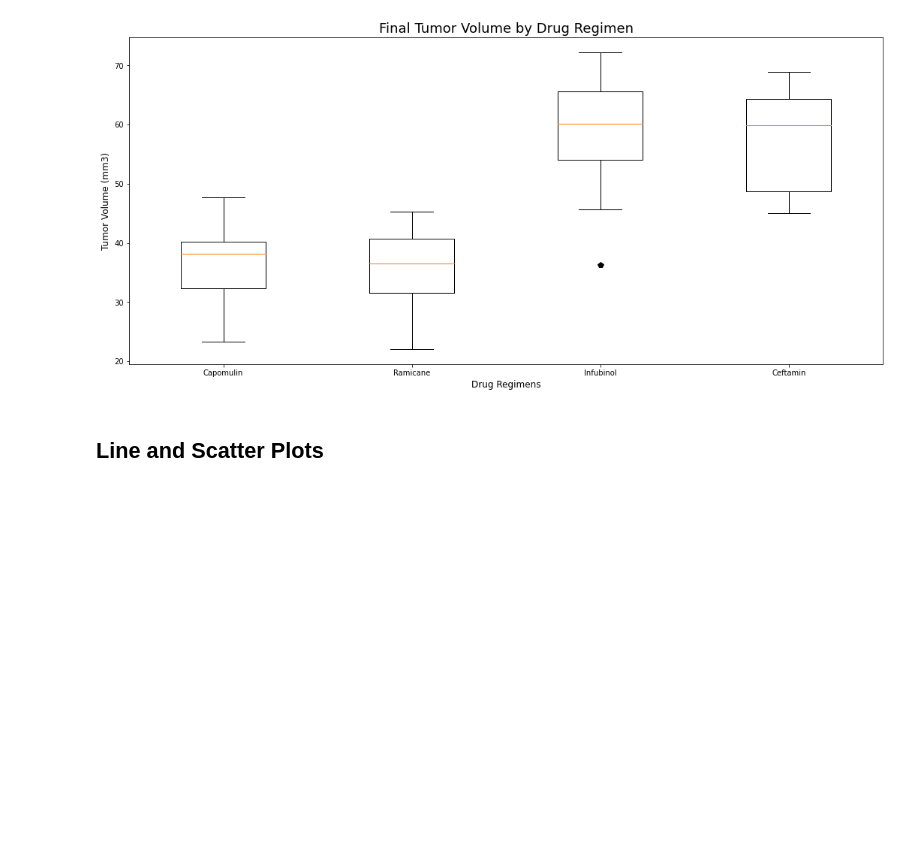
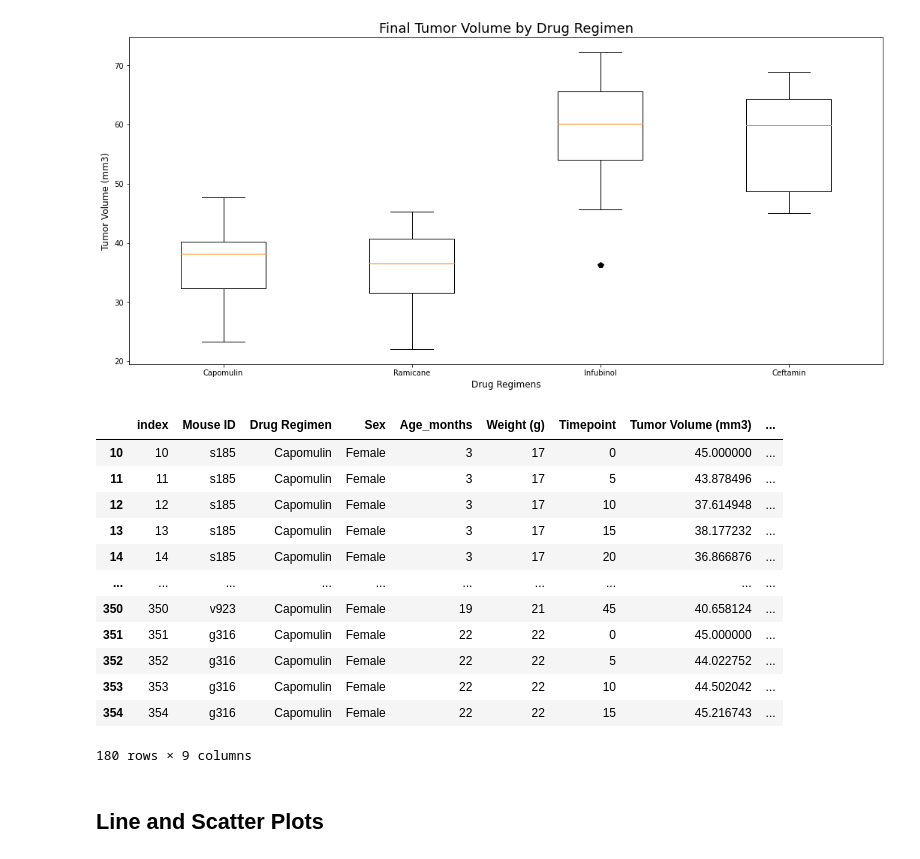
Before and after one commit to Bc-AJPR/Matplotlib_The_Power_of_Plots, a Jupyter notebook: pymaceuticals_starter.ipynb, the cells around one changed output. Cells and saved outputs as stored; diff of their text form; code cells hidden in the pictures; blank space fills up the shorter version.

```diff
--- a/pymaceuticals_starter.ipynb
+++ b/pymaceuticals_starter.ipynb
@@ -266,5 +267,21 @@ ax1.set_xticklabels(the4_regimens)
 plt.show()
 # %% [output]
 [figure]
+# %%
+capomulin_df.head(-50)
+# %% [output]
+|  | index | Mouse ID | Drug Regimen | Sex | Age_months | Weight (g) | Timepoint | Tumor Volume (mm3) | ... |
+| 10 | 10 | s185 | Capomulin | Female | 3 | 17 | 0 | 45.000000 | ... |
+| 11 | 11 | s185 | Capomulin | Female | 3 | 17 | 5 | 43.878496 | ... |
+| 12 | 12 | s185 | Capomulin | Female | 3 | 17 | 10 | 37.614948 | ... |
+| 13 | 13 | s185 | Capomulin | Female | 3 | 17 | 15 | 38.177232 | ... |
+| 14 | 14 | s185 | Capomulin | Female | 3 | 17 | 20 | 36.866876 | ... |
+| ... | ... | ... | ... | ... | ... | ... | ... | ... | ... |
+| 350 | 350 | v923 | Capomulin | Female | 19 | 21 | 45 | 40.658124 | ... |
+| 351 | 351 | g316 | Capomulin | Female | 22 | 22 | 0 | 45.000000 | ... |
+| 352 | 352 | g316 | Capomulin | Female | 22 | 22 | 5 | 44.022752 | ... |
+| 353 | 353 | g316 | Capomulin | Female | 22 | 22 | 10 | 44.502042 | ... |
+| 354 | 354 | g316 | Capomulin | Female | 22 | 22 | 15 | 45.216743 | ... |
+180 rows × 9 columns
 # %% [markdown]
 ## Line and Scatter Plots
```
Also changed, not shown: parts of 6 cells of this notebook, 1 other file.
